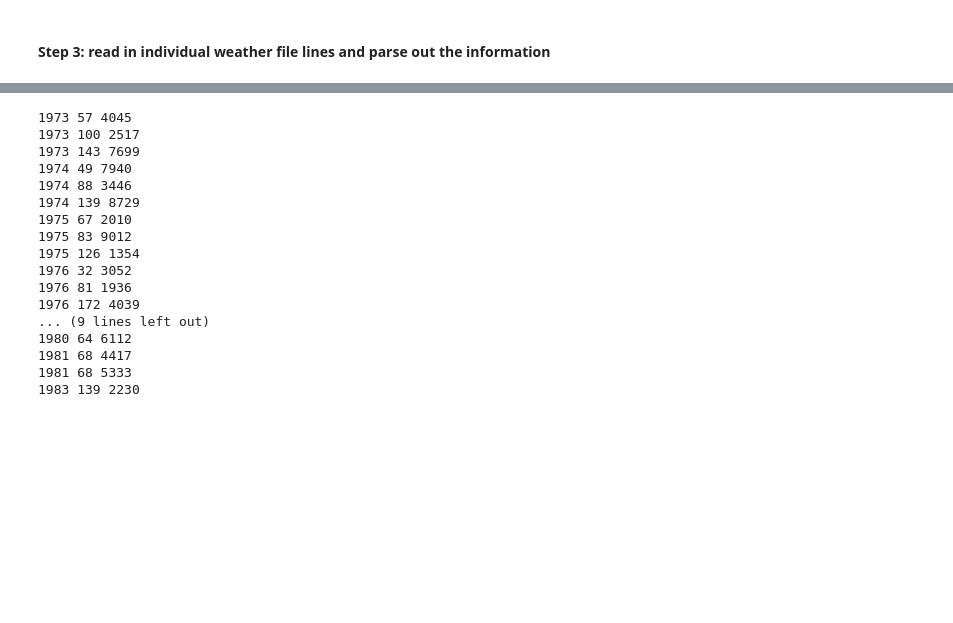
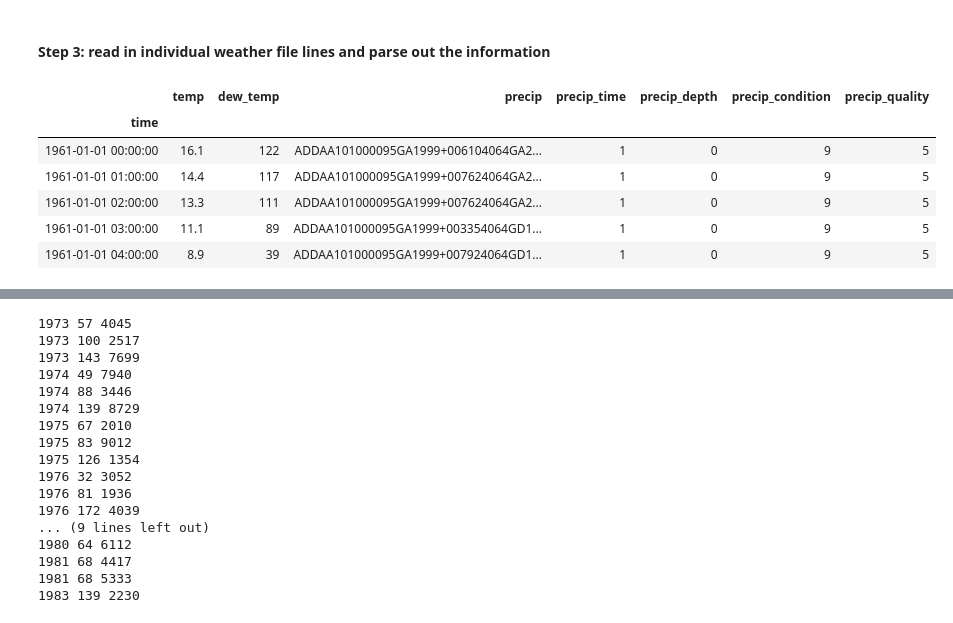
Before and after one commit to jennhsiao/upscale, a Jupyter notebook: notebooks/weafile_read.ipynb, the cells around one changed output, grey strips where cells are left out. Saved outputs shown, nothing was run; the diff lists cells and outputs as text; code cells hidden in the pictures; blank space fills up the shorter version.

```diff
--- a/notebooks/weafile_read.ipynb
+++ b/notebooks/weafile_read.ipynb
@@ -68 +55,30 @@ def CC(temp, temp_dew):
+# %%
+year = 1961
+dateparse = lambda dates: [pd.datetime.strptime(d, '%Y%m%d%H') for d in dates]
+season_start, season_end = '03-01-', '12-31-' # setting a pretty borad range for growing season
+
+colspecs = [(15,25), (87,92), (93,98), (105,8193)]
+colnames = ['time', 'temp', 'dew_temp', 'precip', 'precip_time', 'precip_depth', 'precip_condition', 'precip_quality']
+
+times = pd.date_range(season_start + str(year), season_end + str(year), freq='1H')
+
+test = pd.read_fwf('/home/disk/eos8/ach315/data/ISH/1961/999999-13895-1961',
+                   names=colnames, colspecs=colspecs, header=None, index_col='time',
+                   encoding='latin_1', dtype={'temp':int, 'dew_temp':int, 'precip':str},
+                   parse_dates=True, date_parser=dateparse)
+test.temp = test.temp/10
+test.precip_time = test[test['precip'].str.find('AA1')!=-1]['precip'].str.split('AA1').str.get(1).str.slice(0,2).astype(int)
+test.precip_depth = test[test['precip'].str.find('AA1')!=-1]['precip'].str.split('AA1').str.get(1).str.slice(2, 6).astype(int)
+test.precip_condition = test[test['precip'].str.find('AA1')!=-1]['precip'].str.split('AA1').str.get(1).str.slice(6,7).astype(int)
+test.precip_quality = test[test['precip'].str.find('AA1')!=-1]['precip'].str.split('AA1').str.get(1).str.slice(7,8).astype(int)
+
+test.head()
+# %% [output]
+|  | temp | dew_temp | precip | precip_time | precip_depth | precip_condition | precip_quality |
+| time |  |  |  |  |  |  |  |
+| 1961-01-01 00:00:00 | 16.1 | 122 | ADDAA101000095GA1999+006104064GA2... | 1 | 0 | 9 | 5 |
+| 1961-01-01 01:00:00 | 14.4 | 117 | ADDAA101000095GA1999+007624064GA2... | 1 | 0 | 9 | 5 |
+| 1961-01-01 02:00:00 | 13.3 | 111 | ADDAA101000095GA1999+007624064GA2... | 1 | 0 | 9 | 5 |
+| 1961-01-01 03:00:00 | 11.1 | 89 | ADDAA101000095GA1999+003354064GD1... | 1 | 0 | 9 | 5 |
+| 1961-01-01 04:00:00 | 8.9 | 39 | ADDAA101000095GA1999+007924064GD1... | 1 | 0 | 9 | 5 |
 # %%
```
Also changed, not shown: parts of 6 cells of this notebook, 4 other files.
